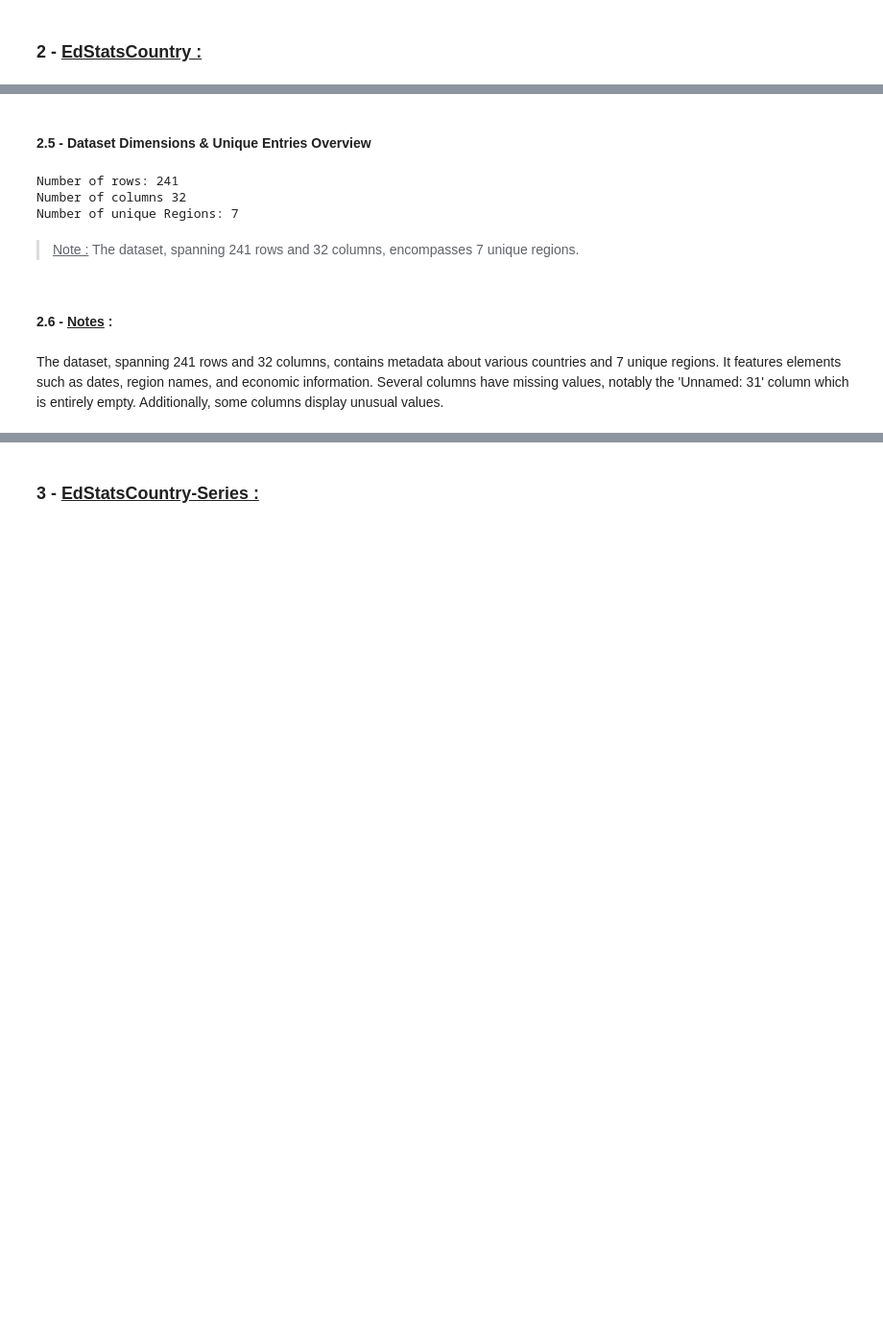
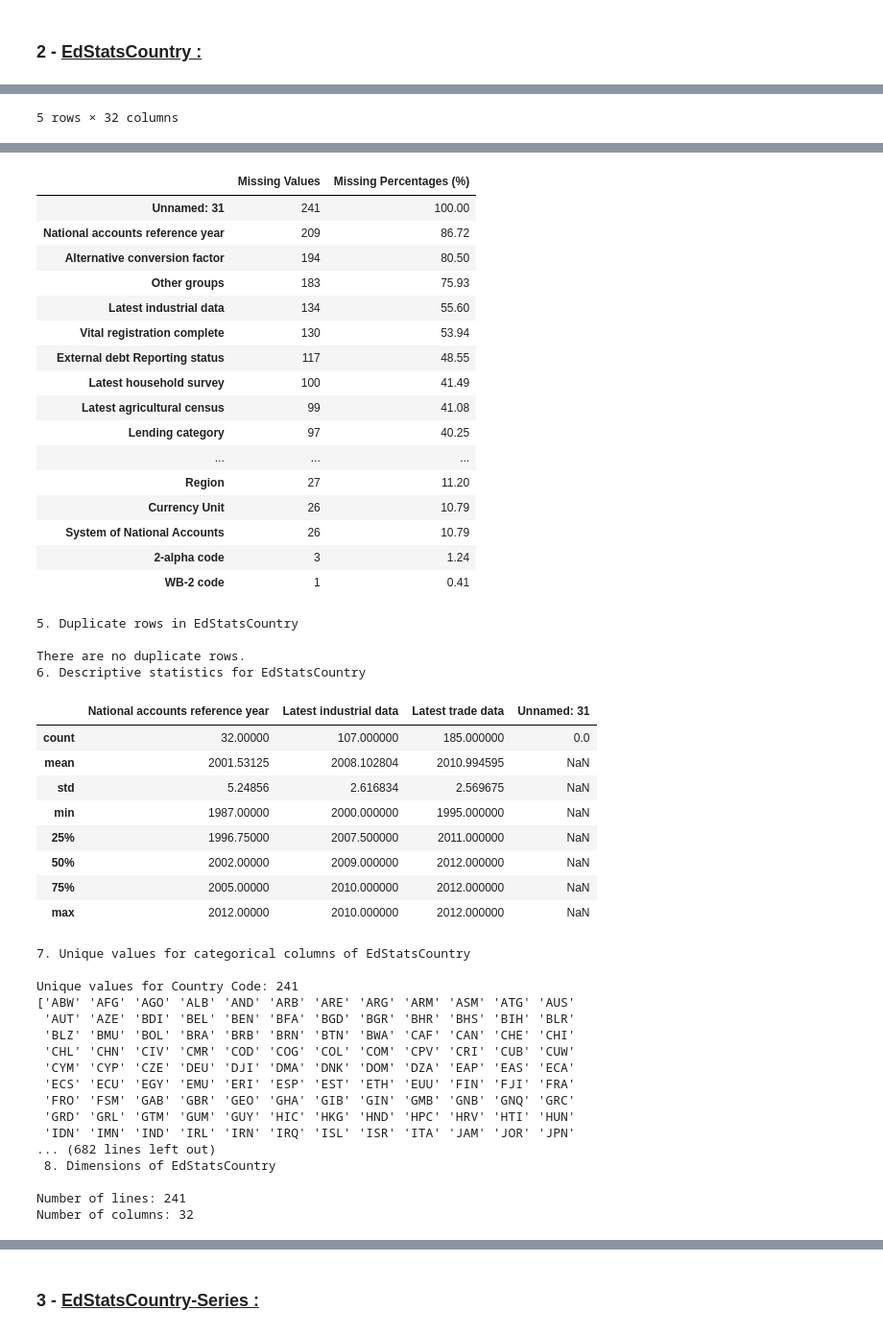
Before and after one commit to MasterCodeDevelop/academy, a Jupyter notebook: notebook.ipynb, the cells around one changed output, grey strips where cells are left out. Shown at 96% size. Saved outputs shown, nothing was run; the diff lists cells and outputs as text; code cells hidden in the pictures; blank space fills up the shorter version.

```diff
--- a/netebook.ipynb
+++ b/notebook.ipynb
@@ -580,16 +341,4 @@ There are no duplicate rows.
-# %% [markdown]
-#### 2.5 - Dataset Dimensions & Unique Entries Overview
-# %%
-print(f"Number of rows: {COUNTRY.shape[0]}")
-print(f"Number of columns {COUNTRY.shape[1]}")
-print(f"Number of unique Regions: {COUNTRY['Region'].nunique()}")
-# %% [output]
-Number of rows: 241
-Number of columns 32
-Number of unique Regions: 7
-# %% [markdown]
-> <u>Note :</u> The dataset, spanning 241 rows and 32 columns, encompasses 7 unique regions.
-# %% [markdown]
-#### 2.6 - <u>Notes</u> :
-# %% [markdown]
-The dataset, spanning 241 rows and 32 columns, contains metadata about various countries and 7 unique regions. It features elements such as dates, region names, and economic information. Several columns have missing values, notably the 'Unnamed: 31' column which is entirely empty. Additionally, some columns display unusual values.
+# %%
+# Exploring EdStatsCountry
+explore_df(COUNTRY, "EdStatsCountry")
+# %% [output]
@@ -595,0 +363 @@ The dataset, spanning 241 rows and 32 columns, contains metadata about various c
+5 rows × 32 columns
@@ -595,0 +381,47 @@ The dataset, spanning 241 rows and 32 columns, contains metadata about various c
+|  | Missing Values | Missing Percentages (%) |
+| Unnamed: 31 | 241 | 100.00 |
+| National accounts reference year | 209 | 86.72 |
+| Alternative conversion factor | 194 | 80.50 |
+| Other groups | 183 | 75.93 |
+| Latest industrial data | 134 | 55.60 |
+| Vital registration complete | 130 | 53.94 |
+| External debt Reporting status | 117 | 48.55 |
+| Latest household survey | 100 | 41.49 |
+| Latest agricultural census | 99 | 41.08 |
+| Lending category | 97 | 40.25 |
+| ... | ... | ... |
+| Region | 27 | 11.20 |
+| Currency Unit | 26 | 10.79 |
+| System of National Accounts | 26 | 10.79 |
+| 2-alpha code | 3 | 1.24 |
+| WB-2 code | 1 | 0.41 |
+5. Duplicate rows in EdStatsCountry
+
+There are no duplicate rows.
+6. Descriptive statistics for EdStatsCountry
+|  | National accounts reference year | Latest industrial data | Latest trade data | Unnamed: 31 |
+| count | 32.00000 | 107.000000 | 185.000000 | 0.0 |
+| mean | 2001.53125 | 2008.102804 | 2010.994595 | NaN |
+| std | 5.24856 | 2.616834 | 2.569675 | NaN |
+| min | 1987.00000 | 2000.000000 | 1995.000000 | NaN |
+| 25% | 1996.75000 | 2007.500000 | 2011.000000 | NaN |
+| 50% | 2002.00000 | 2009.000000 | 2012.000000 | NaN |
+| 75% | 2005.00000 | 2010.000000 | 2012.000000 | NaN |
+| max | 2012.00000 | 2010.000000 | 2012.000000 | NaN |
+7. Unique values for categorical columns of EdStatsCountry
+
+Unique values for Country Code: 241
+['ABW' 'AFG' 'AGO' 'ALB' 'AND' 'ARB' 'ARE' 'ARG' 'ARM' 'ASM' 'ATG' 'AUS'
+ 'AUT' 'AZE' 'BDI' 'BEL' 'BEN' 'BFA' 'BGD' 'BGR' 'BHR' 'BHS' 'BIH' 'BLR'
+ 'BLZ' 'BMU' 'BOL' 'BRA' 'BRB' 'BRN' 'BTN' 'BWA' 'CAF' 'CAN' 'CHE' 'CHI'
+ 'CHL' 'CHN' 'CIV' 'CMR' 'COD' 'COG' 'COL' 'COM' 'CPV' 'CRI' 'CUB' 'CUW'
+ 'CYM' 'CYP' 'CZE' 'DEU' 'DJI' 'DMA' 'DNK' 'DOM' 'DZA' 'EAP' 'EAS' 'ECA'
+ 'ECS' 'ECU' 'EGY' 'EMU' 'ERI' 'ESP' 'EST' 'ETH' 'EUU' 'FIN' 'FJI' 'FRA'
+ 'FRO' 'FSM' 'GAB' 'GBR' 'GEO' 'GHA' 'GIB' 'GIN' 'GMB' 'GNB' 'GNQ' 'GRC'
+ 'GRD' 'GRL' 'GTM' 'GUM' 'GUY' 'HIC' 'HKG' 'HND' 'HPC' 'HRV' 'HTI' 'HUN'
+ 'IDN' 'IMN' 'IND' 'IRL' 'IRN' 'IRQ' 'ISL' 'ISR' 'ITA' 'JAM' 'JOR' 'JPN'
+... (682 lines left out)
+ 8. Dimensions of EdStatsCountry
+
+Number of lines: 241
+Number of columns: 32
```
Also changed, not shown: parts of 136 cells of this notebook.
